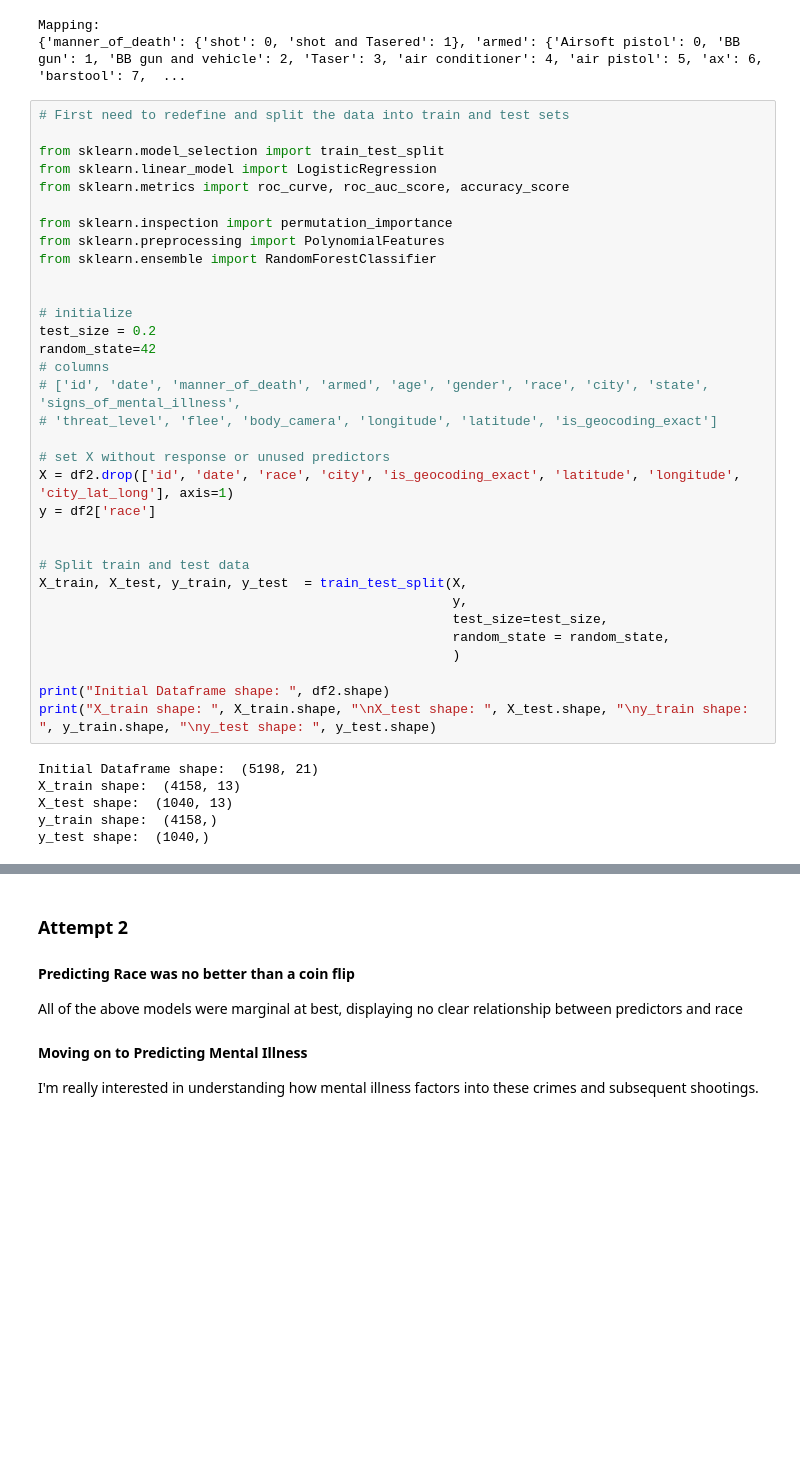
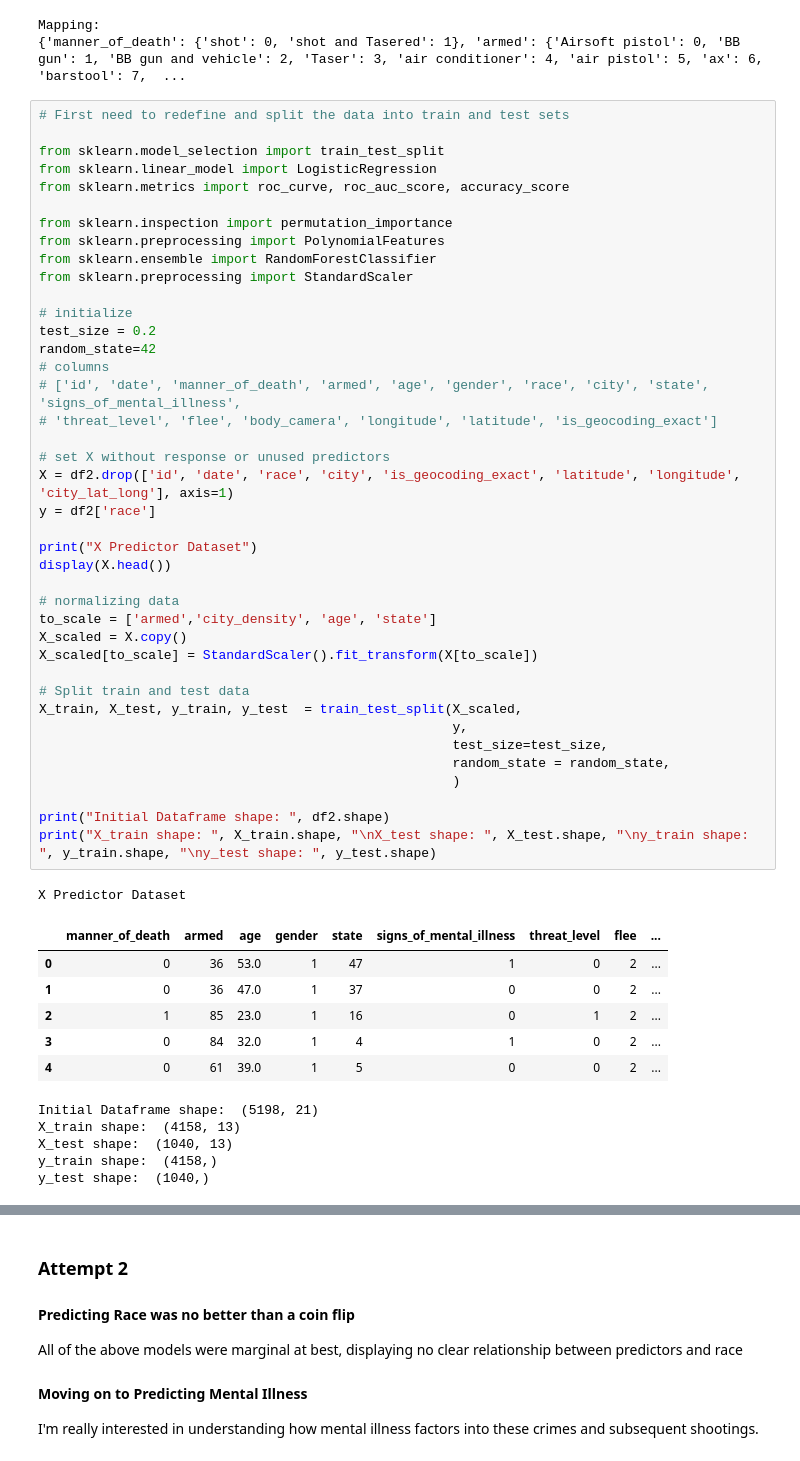
Before and after one commit to 10686142/CS109A-Project-Police-Violence-in-the-US, a Jupyter notebook: Final Report/final_team39_MRP_models.ipynb, the cells around one changed output, grey strips where cells are left out. Drawn from its saved outputs; the diff is of its cells as text; blank space fills up the shorter version.

```diff
--- a/Final Report/final_team39_MRP_models.ipynb
+++ b/Final Report/final_team39_MRP_models.ipynb
@@ -1949,40 +1949,54 @@ Mapping:
 
 from sklearn.model_selection import train_test_split
 from sklearn.linear_model import LogisticRegression
 from sklearn.metrics import roc_curve, roc_auc_score, accuracy_score
 
 from sklearn.inspection import permutation_importance
 from sklearn.preprocessing import PolynomialFeatures
 from sklearn.ensemble import RandomForestClassifier
-
+from sklearn.preprocessing import StandardScaler
 
 # initialize
 test_size = 0.2
 random_state=42
 # columns
 # ['id', 'date', 'manner_of_death', 'armed', 'age', 'gender', 'race', 'city', 'state', 'signs_of_mental_illness',
 # 'threat_level', 'flee', 'body_camera', 'longitude', 'latitude', 'is_geocoding_exact']
 
 # set X without response or unused predictors
 X = df2.drop(['id', 'date', 'race', 'city', 'is_geocoding_exact', 'latitude', 'longitude', 'city_lat_long'], axis=1)
 y = df2['race']
 
+print("X Predictor Dataset")
+display(X.head())
+
+# normalizing data
+to_scale = ['armed','city_density', 'age', 'state']
+X_scaled = X.copy()
+X_scaled[to_scale] = StandardScaler().fit_transform(X[to_scale])
 
 # Split train and test data
-X_train, X_test, y_train, y_test  = train_test_split(X,
+X_train, X_test, y_train, y_test  = train_test_split(X_scaled,
                                                      y,
                                                      test_size=test_size,
                                                      random_state = random_state,
                                                      )
 
 print("Initial Dataframe shape: ", df2.shape)
 print("X_train shape: ", X_train.shape, "\nX_test shape: ", X_test.shape, "\ny_train shape: ", y_train.shape, "\ny_test shape: ", y_test.shape)
 # %% [output]
-Initial Dataframe shape:  (5198, 21)
-X_train shape:  (4158, 13)
-X_test shape:  (1040, 13)
-y_train shape:  (4158,)
-y_test shape:  (1040,)
+X Predictor Dataset
+|  | manner_of_death | armed | age | gender | state | signs_of_mental_illness | threat_level | flee | ... |
+| 0 | 0 | 36 | 53.0 | 1 | 47 | 1 | 0 | 2 | ... |
+| 1 | 0 | 36 | 47.0 | 1 | 37 | 0 | 0 | 2 | ... |
+| 2 | 1 | 85 | 23.0 | 1 | 16 | 0 | 1 | 2 | ... |
+| 3 | 0 | 84 | 32.0 | 1 | 4 | 1 | 0 | 2 | ... |
+| 4 | 0 | 61 | 39.0 | 1 | 5 | 0 | 0 | 2 | ... |
+Initial Dataframe shape:  (5198, 21)
+X_train shape:  (4158, 13)
+X_test shape:  (1040, 13)
+y_train shape:  (4158,)
+y_test shape:  (1040,)
 # %%
 # logistic regression model with L2 ridge regularization
 logreg = LogisticRegression(penalty='l2',
```
Also changed, not shown: parts of 35 cells of this notebook, 3 other files.
